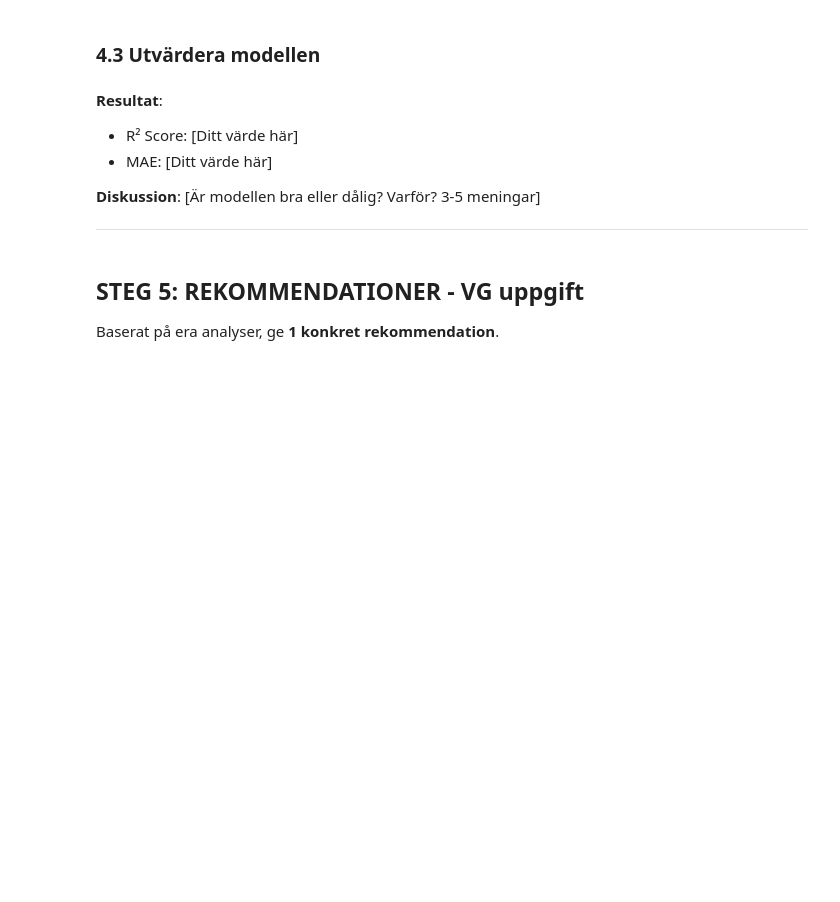
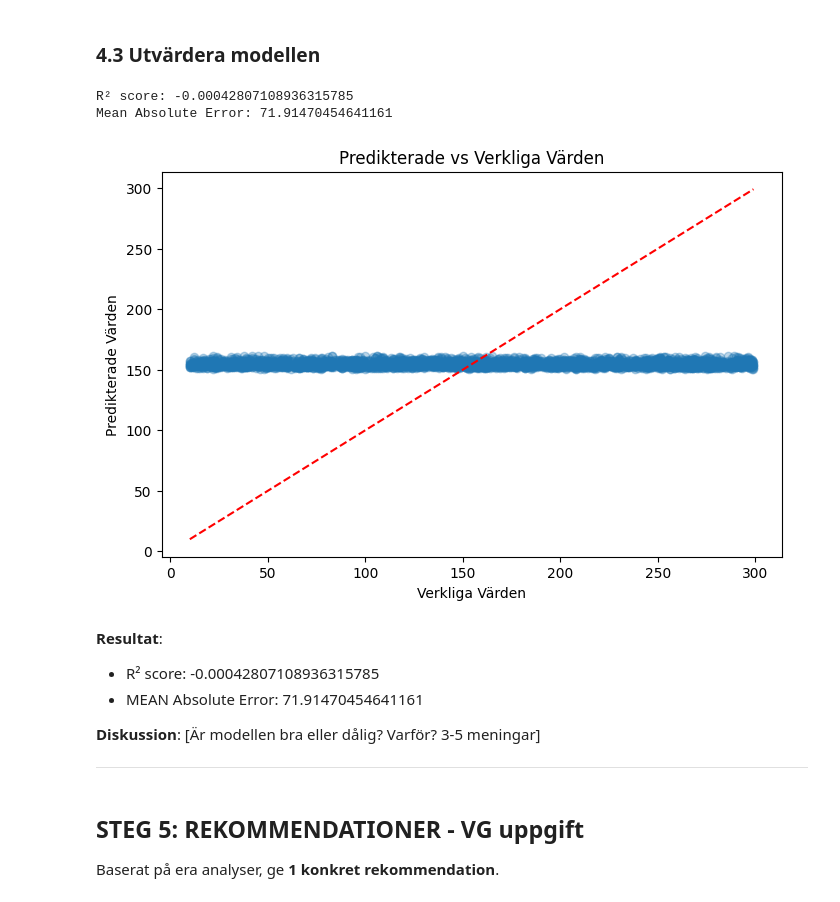
Before and after one commit to regissoren7/big-data-iot-labs, a Jupyter notebook: mini-projekt/Mohamed.Filimon.ipynb, the cells around one changed output. Saved outputs shown, nothing was run; the diff lists cells and outputs as text; code cells hidden in the pictures; blank space fills up the shorter version.

```diff
--- a/mini-projekt/Mohamed.Filimon.ipynb
+++ b/mini-projekt/Mohamed.Filimon.ipynb
@@ -179,43 +179,57 @@ Grafen visar att luftföroreningarna tenderar vara högre vid låg vindhastighet
 
 **Förklaring**: [Vilka features valde ni och VARFÖR?]
 # %%
-# TODO: Importera sklearn
 from sklearn.model_selection import train_test_split
 from sklearn.linear_model import LinearRegression
 from sklearn.metrics import r2_score, mean_absolute_error
 
-# TODO: Välj features (X) och target (Y)
-# X =
-# Y =
+# Definiera features (X) och target (Y)
+X = df[["temperature", "humidity", "wind_speed"]]
+Y = df["air_pollution_index"]
 
-# TODO: Dela data i träning och test
+# Dela upp data i tränings- och testset
+x_train, X_test, Y_train, Y_test = train_test_split(
+    X, Y, test_size=0.2, random_state=42
+)
 # %% [markdown]
 ### 4.2 Bygg och träna modellen
 # %%
-# TODO: Skapa modellen
+# Skapa en linjär regressionsmodell
 model = LinearRegression()
 
+# Träna modellen på träningsdata
+model.fit(x_train, Y_train)
 
-# TODO: Träna modellen
-model.fit(X_train, Y_train)
-
-
-# TODO: Gör prediktioner på testdata
+# prediktera på datatestet
 Y_pred = model.predict(X_test)
 # %% [markdown]
 ### 4.3 Utvärdera modellen
 # %%
-# TODO: Beräkna R² score
+# Beräkna R² score
+r2 = r2_score(Y_test, Y_pred)
+print("R² score:", r2)
 
 
-# TODO: Beräkna MAE (Mean Absolute Error)
+# Beräkna Mean Absolute Error
+mae = mean_absolute_error(Y_test, Y_pred)
+print("Mean Absolute Error:", mae)
 
-
-# TODO: Skapa en graf som visar prediktioner vs verkliga värden
+# Skapa en scatter plot för att jämföra verkliga värden med predikterade värden
+plt.figure(figsize=(8,5))
+plt.scatter(Y_test, Y_pred, alpha=0.3)
+plt.plot([Y_test.min(), Y_test.max()], [Y_test.min(), Y_test.max()], 'r--')
+plt.xlabel("Verkliga Värden")
+plt.ylabel("Predikterade Värden")
+plt.title("Predikterade vs Verkliga Värden")
+plt.show()
+# %% [output]
+R² score: -0.00042807108936315785
+Mean Absolute Error: 71.91470454641161
+[figure, added]
 # %% [markdown]
 **Resultat**:
-- R² Score: [Ditt värde här]
-- MAE: [Ditt värde här]
+- R² score: -0.00042807108936315785
+- MEAN Absolute Error: 71.91470454641161
 
 **Diskussion**: [Är modellen bra eller dålig? Varför? 3-5 meningar]
 
```
Also changed, not shown: parts of 2 cells of this notebook.
